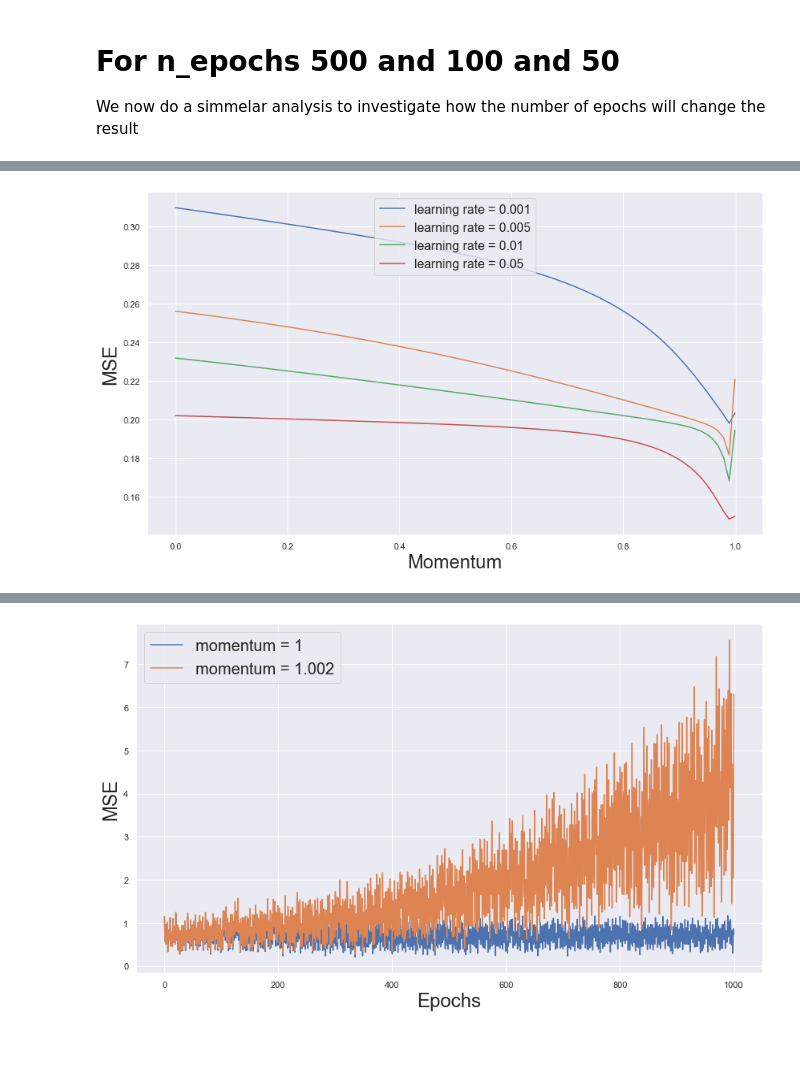
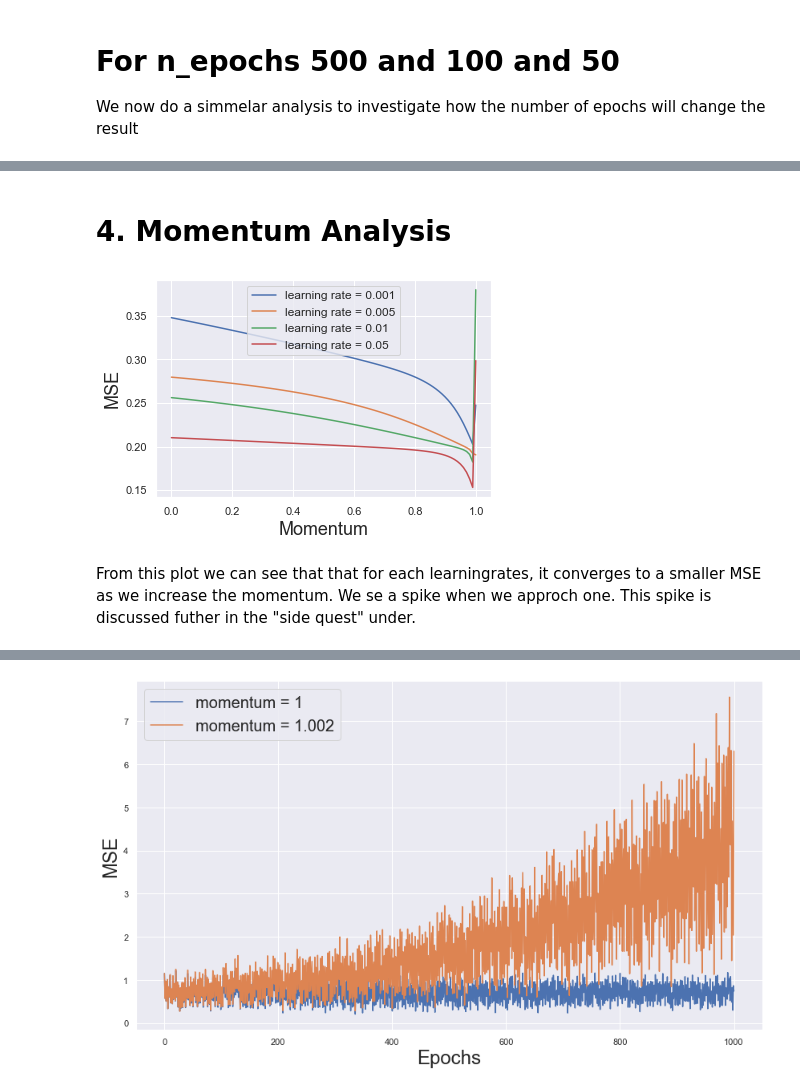
Before and after one commit to carlfre/FYS-STK3155-project-2, a Jupyter notebook: notebooks/gradient_descent_analysis.ipynb, the cells around one changed output, grey strips where cells are left out. Saved outputs shown, nothing was run; the diff lists cells and outputs as text; code cells hidden in the pictures; blank space fills up the shorter version.

Commit message:
finish GD_analysis

```diff
--- a/notebooks/gradient_descent_analysis.ipynb
+++ b/notebooks/gradient_descent_analysis.ipynb
@@ -585,8 +323,0 @@ plt.show()
-# %%
-plt.figure(figsize=(14,8))
-for i, b in enumerate(batch_sizes):
-    plt.plot(np.linspace(0, epochs_stop, epochs_stop+1)[1000:2000], MSE[i][1000:2000], label=fr"batch size = {b}")
-plt.xlabel("Epochs", fontsize=24)
-plt.ylabel("MSE - SKlearnMSE", fontsize=24)
-plt.legend(fontsize=16, loc="upper center")
-plt.show()
@@ -596,0 +534,8 @@ plt.show()
+# %%
+plt.figure()
+for i, b in enumerate(batch_sizes):
+    plt.plot(epochs_linspace[:10], MSE[i][:10], label=fr"batch size = {b}")
+plt.xlabel("Epochs", fontsize=24)
+plt.ylabel("MSE", fontsize=24)
+plt.legend(fontsize=16, loc="upper center")
+plt.show()
@@ -596,0 +544,12 @@ plt.show()
+# %%
+plt.figure()
+for i, b in enumerate(batch_sizes):
+    plt.plot(epochs_linspace[5:1000], MSE[i][5:1000], label=fr"batch size = {b}")
+plt.xlabel("Epochs", fontsize=18)
+plt.ylabel("MSE", fontsize=18)
+plt.legend(fontsize=16, loc="upper right")
+plt.xticks([5, 200, 400, 600, 800, 1000])
+plt.title("Comparison of batch sizes \n lr:0.002", fontsize=20)
+plt.tight_layout()
+plt.savefig("../plots/Gradient_descent/MSE_batch_size")
+plt.show()
@@ -596,0 +582,9 @@ plt.show()
+# %%
+plt.figure()
+for i, b in enumerate(batch_sizes):
+    plt.plot(epochs_linspace[5:1000], MSE[i][5:1000], label=fr"batch size = {b}")
+plt.xlabel("Epochs", fontsize=24)
+plt.ylabel("MSE", fontsize=24)
+plt.legend(fontsize=16, loc="upper center")
+plt.xticks([5, 200, 400, 600, 800, 1000])
+plt.show()
@@ -597,3 +593,5 @@ plt.show()
+# %% [markdown]
+# 4. Momentum Analysis
 # %%
 #Choose Data:
 N = 1000 #nr of data points
@@ -628,15 +626,17 @@ for i, lr in enumerate(learning_rates):
             break
         """
 # %%
-plt.figure(figsize=(14,8))
+plt.figure()
 for i, lr in enumerate(learning_rates):
     plt.plot(momentum_parms, MSE[i], label=fr"learning rate = {lr}")
-plt.xlabel("Momentum", fontsize=24)
-plt.ylabel("MSE", fontsize=24)
-plt.legend(fontsize=16, loc="upper center")
+plt.xlabel("Momentum", fontsize=18)
+plt.ylabel("MSE", fontsize=18)
+plt.legend(fontsize=12, loc="upper center")
 plt.show()
 # %% [output]
-[figure, old version]
+[figure, new version]
+# %% [markdown]
+From this plot we can see that that for each learningrates, it converges to a smaller MSE as we increase the momentum. We se a spike when we approch one. This spike is discussed futher in the "side quest" under.
 # %%
 for i in range(len(learning_rates)):
     print("Lr:", learning_rates[i])
```
Also changed, not shown: parts of 138 cells of this notebook, 13 other files.
